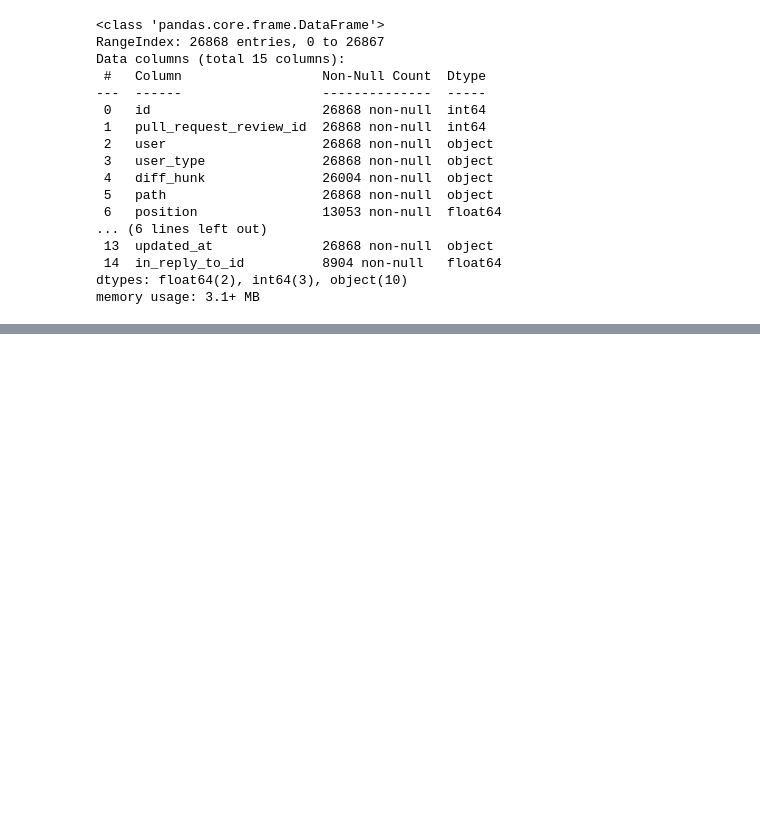
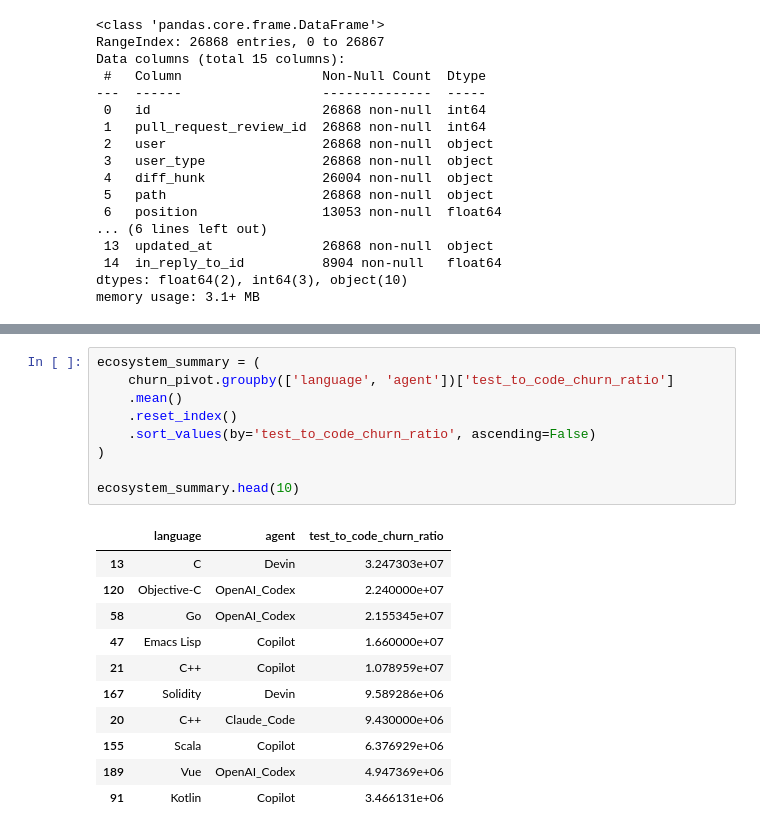
Before and after one commit to Lay-ke/Data-mining, a Jupyter notebook: analysis/load_AIDev.ipynb, the cells around one changed output, grey strips where cells are left out. Cells and saved outputs as stored; diff of their text form; blank space fills up the shorter version.

```diff
--- a/analysis/load_AIDev.ipynb
+++ b/analysis/load_AIDev.ipynb
@@ -242,0 +400,21 @@ memory usage: 3.1+ MB
+# %%
+ecosystem_summary = (
+    churn_pivot.groupby(['language', 'agent'])['test_to_code_churn_ratio']
+    .mean()
+    .reset_index()
+    .sort_values(by='test_to_code_churn_ratio', ascending=False)
+)
+
+ecosystem_summary.head(10)
+# %% [output]
+|  | language | agent | test_to_code_churn_ratio |
+| 13 | C | Devin | 3.247303e+07 |
+| 120 | Objective-C | OpenAI_Codex | 2.240000e+07 |
+| 58 | Go | OpenAI_Codex | 2.155345e+07 |
+| 47 | Emacs Lisp | Copilot | 1.660000e+07 |
+| 21 | C++ | Copilot | 1.078959e+07 |
+| 167 | Solidity | Devin | 9.589286e+06 |
+| 20 | C++ | Claude_Code | 9.430000e+06 |
+| 155 | Scala | Copilot | 6.376929e+06 |
+| 189 | Vue | OpenAI_Codex | 4.947369e+06 |
+| 91 | Kotlin | Copilot | 3.466131e+06 |
```
Also changed, not shown: parts of 8 cells of this notebook.
